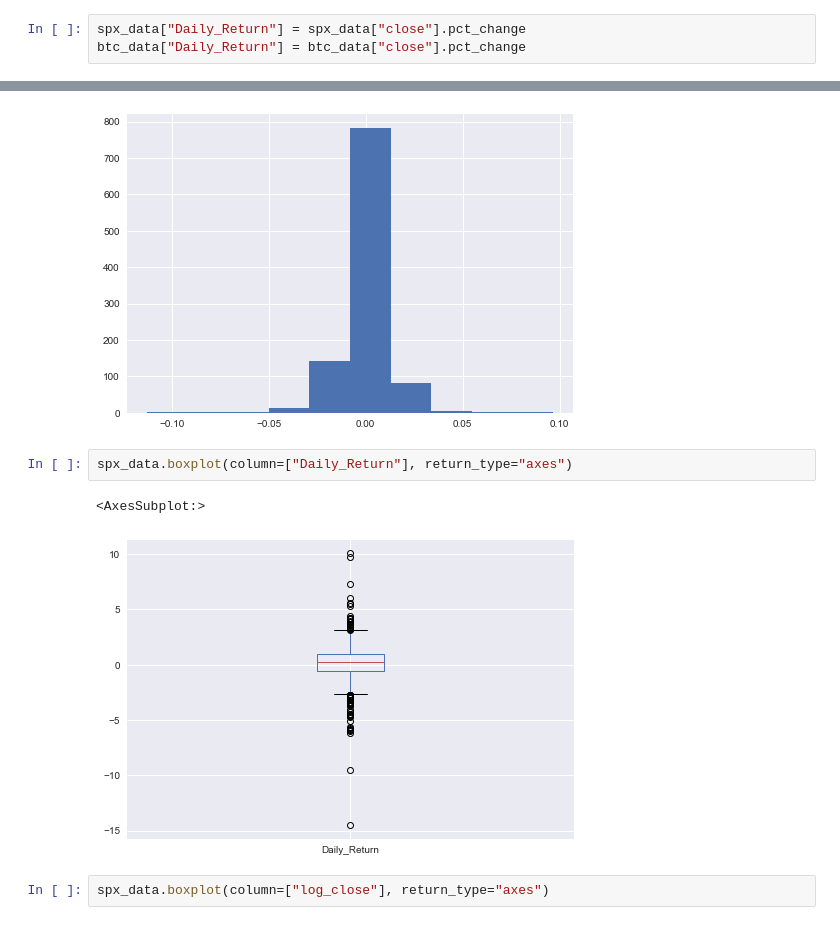
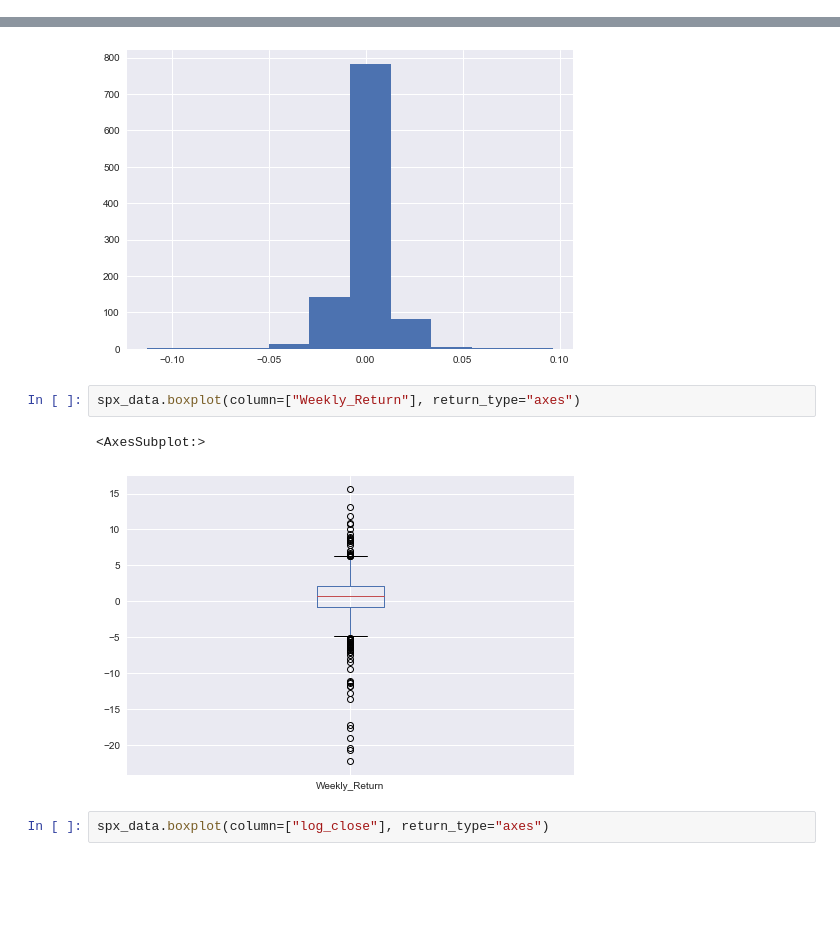
Before and after one commit to arminv1001/BTCvsSPX, a Jupyter notebook: DataLoader.ipynb, the cells around one changed output, grey strips where cells are left out. Cells and saved outputs as stored; diff of their text form; blank space fills up the shorter version.

```diff
--- a/DataLoader.ipynb
+++ b/DataLoader.ipynb
@@ -32,6 +32,3 @@ spx_data
 1033 rows × 9 columns
-# %%
-spx_data["Daily_Return"] = spx_data["close"].pct_change
-btc_data["Daily_Return"] = btc_data["close"].pct_change
 # %%
 def createFeatures(data:pd.DataFrame) -> pd.DataFrame:
@@ -73,10 +70,10 @@ spx_data["log_close"].hist()
 <AxesSubplot:>
 [figure]
 # %%
-spx_data.boxplot(column=["Daily_Return"], return_type="axes")
+spx_data.boxplot(column=["Weekly_Return"], return_type="axes")
 # %% [output]
 <AxesSubplot:>
-[figure, old version]
+[figure, new version]
 # %%
 spx_data.boxplot(column=["log_close"], return_type="axes")
 # %% [output]
```
Also changed, not shown: parts of 10 cells of this notebook.
